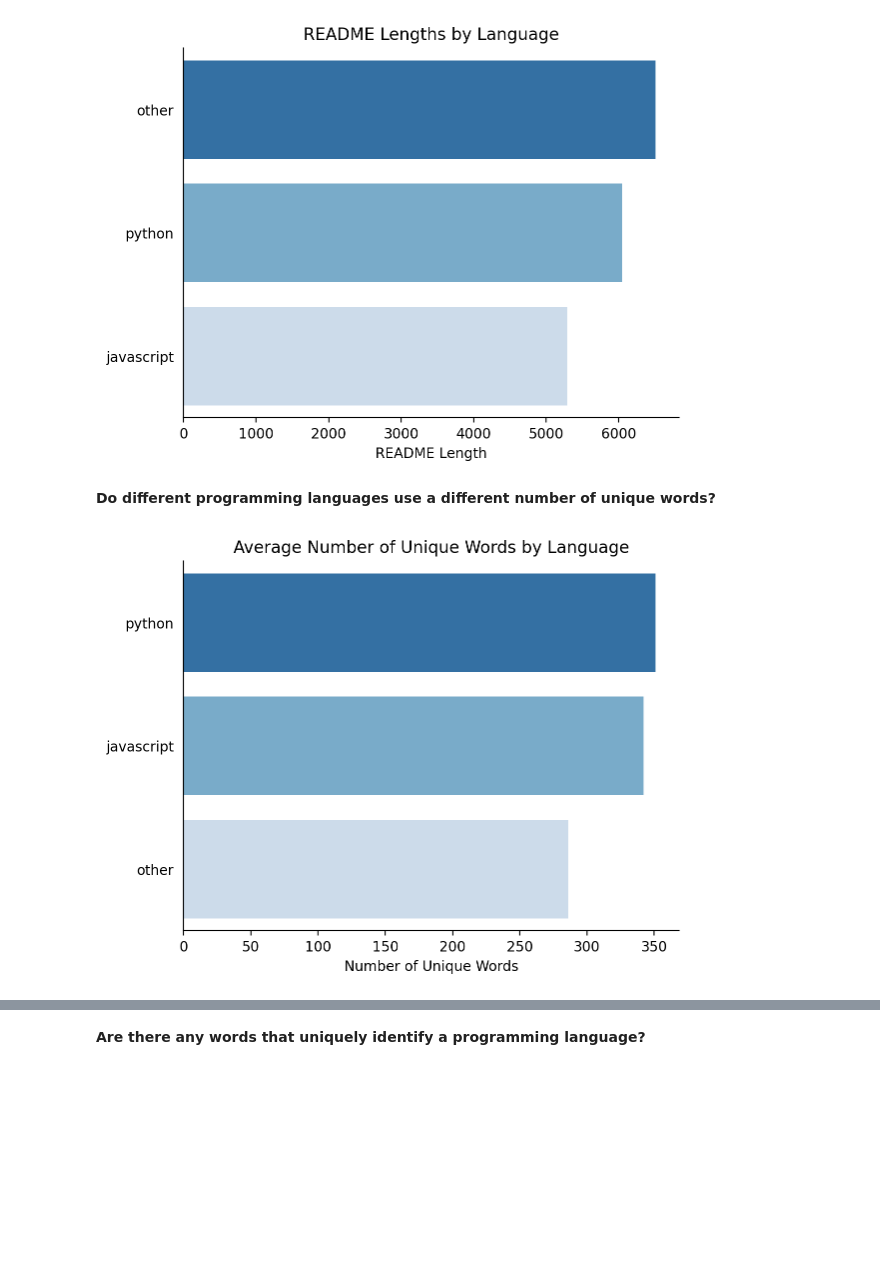
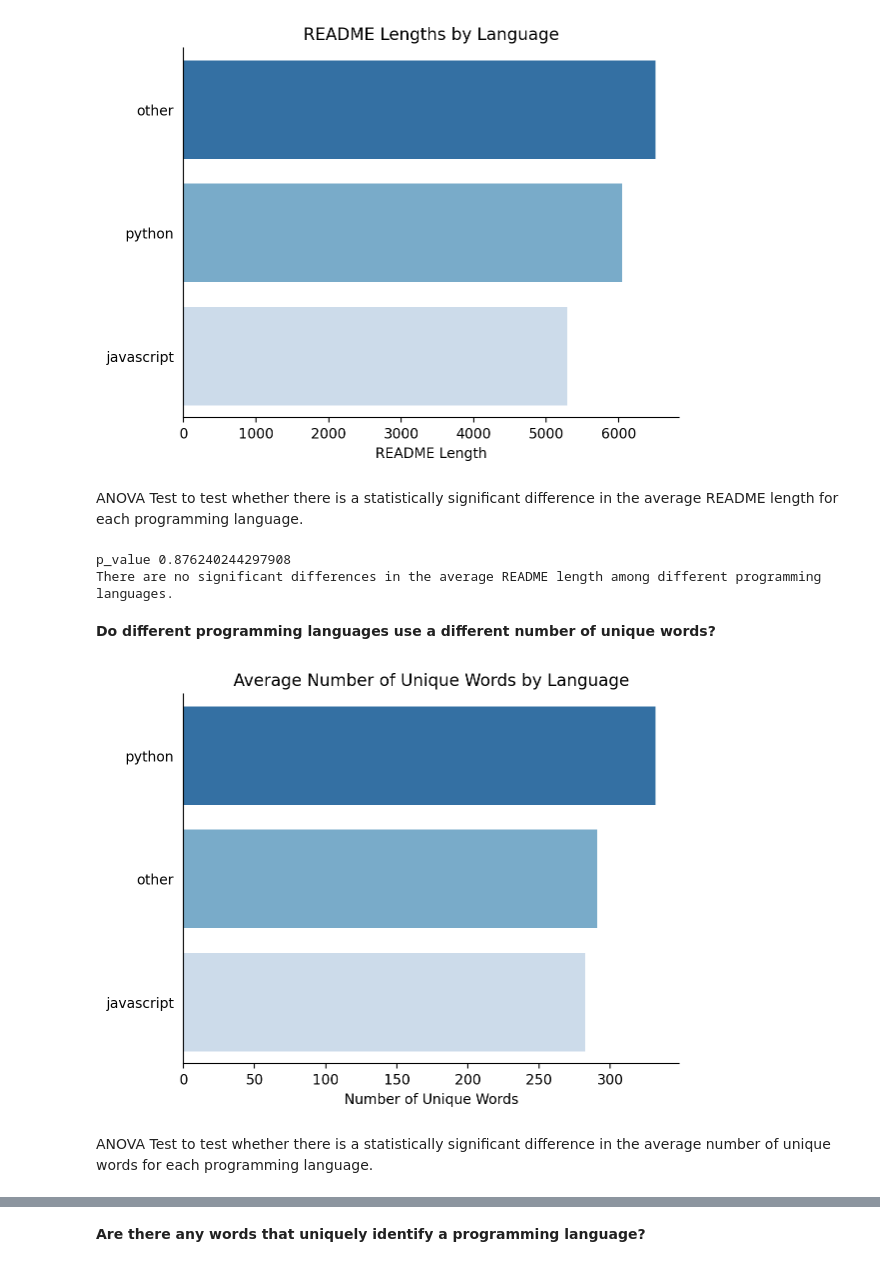
Before and after one commit to NLP-Operation-Repo/NLP-Operation-Repo, a Jupyter notebook: final_report.ipynb, the cells around one changed output, grey strips where cells are left out. Saved outputs shown, nothing was run; the diff lists cells and outputs as text; code cells hidden in the pictures; blank space fills up the shorter version.

```diff
--- a/final_report.ipynb
+++ b/final_report.ipynb
@@ -72,9 +74,18 @@ e.find_most_common_words(train, num_words=10);
 e.plot_readme_lengths(train)
 # %% [output]
 [figure]
+# %% [markdown]
+ANOVA Test to test whether there is a statistically significant difference in the average README length for each programming language.
+# %%
+e.run_anova_test_for_readme_length(train)
+# %% [output]
+p_value 0.876240244297908
+There are no significant differences in the average README length among different programming languages.
 # %% [markdown]
 **Do different programming languages use a different number of unique words?**
 # %%
-e.plot_unique_word_averages(df)
+e.plot_unique_word_averages(train)
 # %% [output]
-[figure, old version]
+[figure, new version]
+# %% [markdown]
+ANOVA Test to test whether there is a statistically significant difference in the average number of unique words for each programming language.
```
Also changed, not shown: parts of 18 cells of this notebook, 5 other files.
